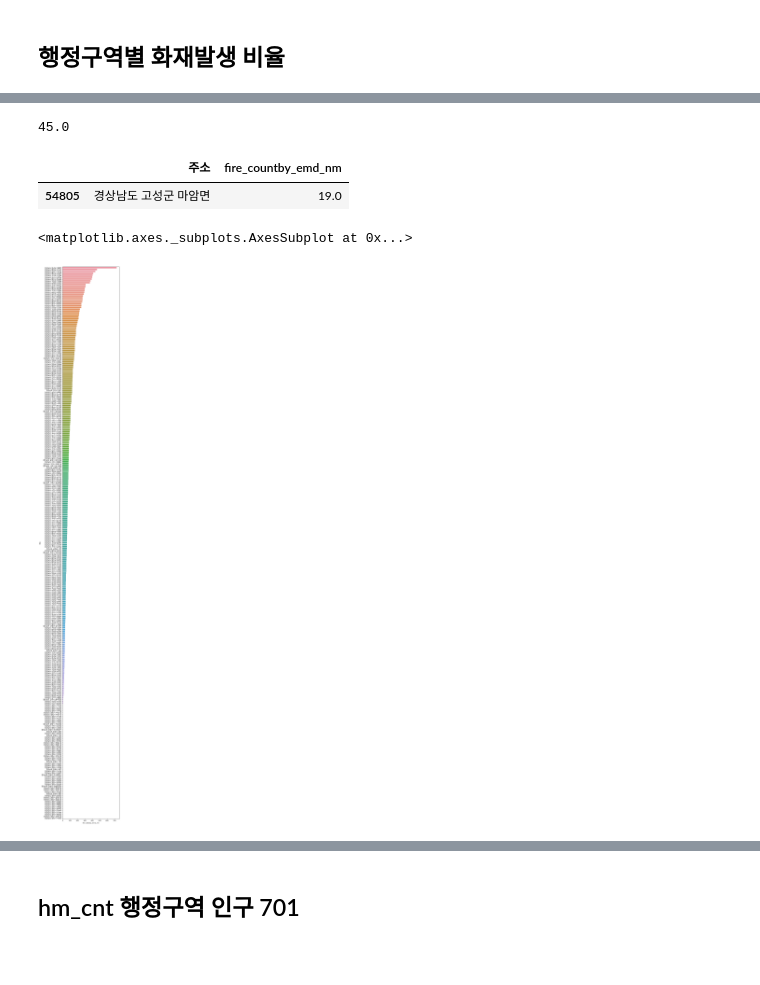
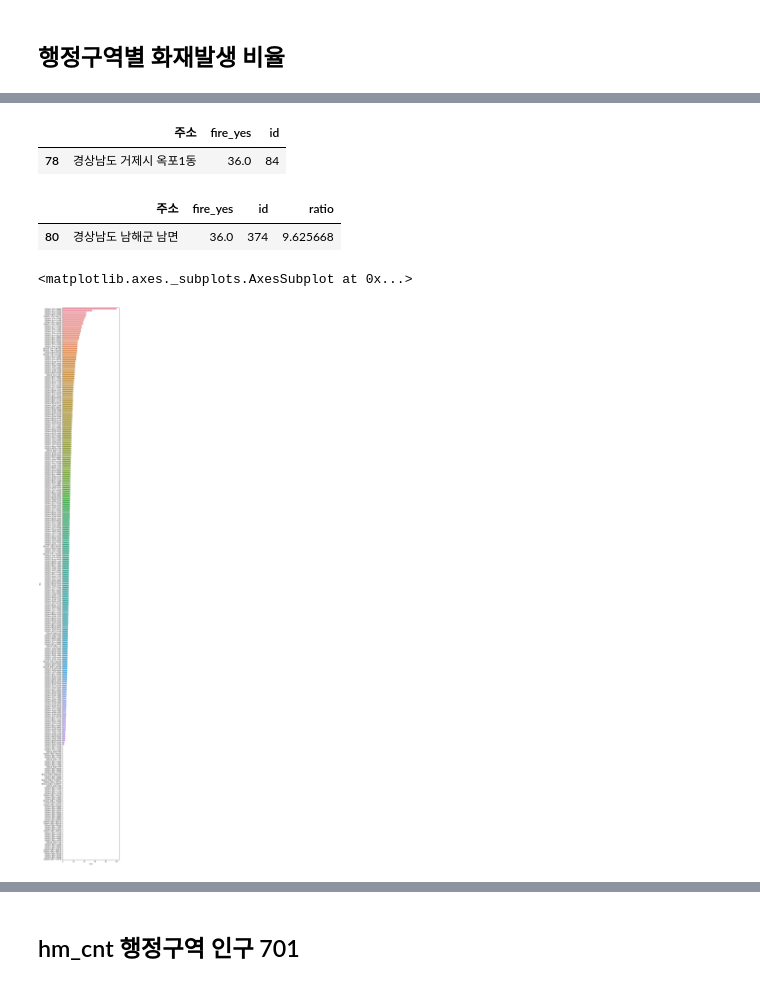
Before and after one commit to hanseul-wang/fire-prediction-model-Kimhae, a Jupyter notebook: Fire/Data_analysis/fire_eda-minju.ipynb, the cells around one changed output, grey strips where cells are left out. Saved outputs shown, nothing was run; the diff lists cells and outputs as text; code cells hidden in the pictures; blank space fills up the shorter version.

```diff
--- a/Fire/Data_analysis/fire_eda-minju.ipynb
+++ b/Fire/Data_analysis/fire_eda-minju.ipynb
@@ -709,21 +709,21 @@ sns.barplot(y='시군구', x='fire_yes',data=data)
 # %% [markdown]
 ## 행정구역 emd_nm 전체
 # %%
-data = pd.DataFrame(df.groupby('주소')['id'].count().reset_index())
-data = data.sort_values('id', ascending=False)
+countby_address = pd.DataFrame(df.groupby('주소')['id'].count().reset_index())
+countby_address = countby_address.sort_values('id', ascending=False)
 
 plt.figure(figsize=[6, 60])
-sns.barplot(y='주소', x='id',data=data)
+sns.barplot(y='주소', x='id',data=countby_address)
 # %% [output]
 <matplotlib.axes._subplots.AxesSubplot at 0x...>
 [figure]
 # %% [markdown]
 ## 행정구역별 화재발생 수
 # %%
-fire_countby_emd_nm = pd.DataFrame(df.groupby('주소')['fire_yes'].sum().reset_index())
-fire_countby_emd_nm = fire_countby_emd_nm.sort_values('fire_yes', ascending=False)
+fire_countby_address = pd.DataFrame(df.groupby('주소')['fire_yes'].sum().reset_index())
+fire_countby_address = fire_countby_emd_nm.sort_values('fire_yes', ascending=False)
 
 plt.figure(figsize=[6, 60])
-sns.barplot(y='주소', x='fire_yes',data=fire_countby_emd_nm)
+sns.barplot(y='주소', x='fire_yes',data=fire_countby_address)
 # %% [output]
 <matplotlib.axes._subplots.AxesSubplot at 0x...>
@@ -755,4 +732,0 @@ fire_count
-# %%
-fire_count['경상남도 통영시 용남면']
-# %% [output]
-45.0
@@ -761,9 +732,0 @@ df = df.drop([9165, 15380, 32671, 36516])
-# %%
-for address in df['주소'].unique():
-
-    df.loc[df['주소'] == address, 'fire_countby_emd_nm'] = fire_count[address]
-
-df[['주소', 'fire_countby_emd_nm']].sample()
-# %% [output]
-|  | 주소 | fire_countby_emd_nm |
-| 54805 | 경상남도 고성군 마암면 | 19.0 |
@@ -774,8 +733,21 @@ data['fire_ratioby_emd_nm'] = data['fire_yes'].apply(lambda x: int(x)) * 100 / d
+# %%
+fire_address = fire_countby_address.merge(countby_address, how='left', on='주소')
+
+fire_address.sample()
+# %% [output]
+|  | 주소 | fire_yes | id |
+| 78 | 경상남도 거제시 옥포1동 | 36.0 | 84 |
+# %%
+fire_address['ratio'] = fire_address['fire_yes'] * 100 / fire_address['id']
+fire_address = fire_address.sort_values('ratio', ascending=False)
+fire_address.sample()
+# %% [output]
+|  | 주소 | fire_yes | id | ratio |
+| 80 | 경상남도 남해군 남면 | 36.0 | 374 | 9.625668 |
 # %%
-data = data.sort_values('fire_ratioby_emd_nm', ascending=False)
+plt.figure(figsize=[6, 60])
 
-plt.figure(figsize=[6, 60])
-sns.barplot(y='주소', x='fire_ratioby_emd_nm',data=data)
+sns.barplot(y='주소', x='ratio',data=fire_address)
 # %% [output]
 <matplotlib.axes._subplots.AxesSubplot at 0x...>
-[figure, old version]
+[figure, new version]
```
Also changed, not shown: parts of 11 cells of this notebook.
